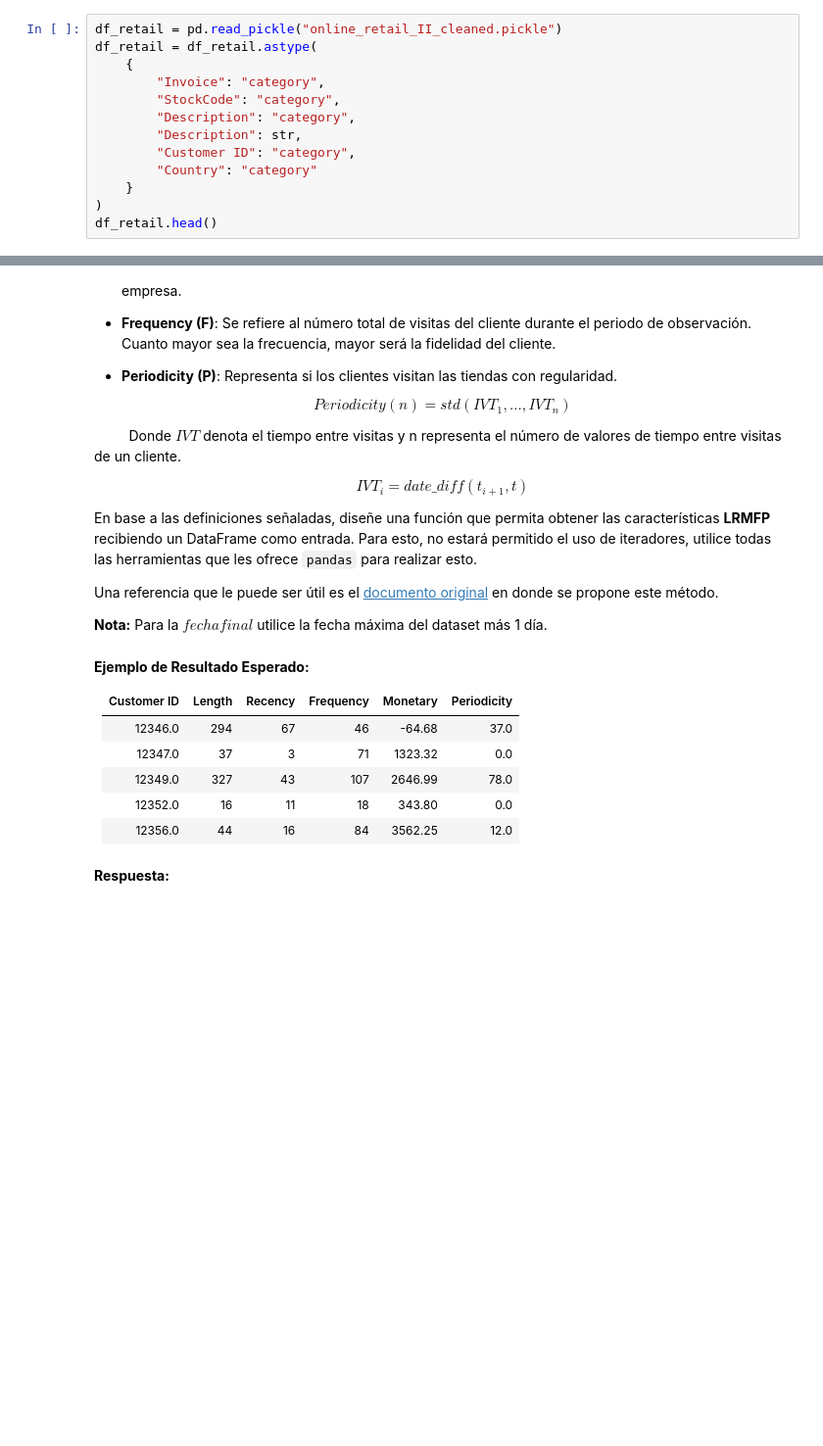
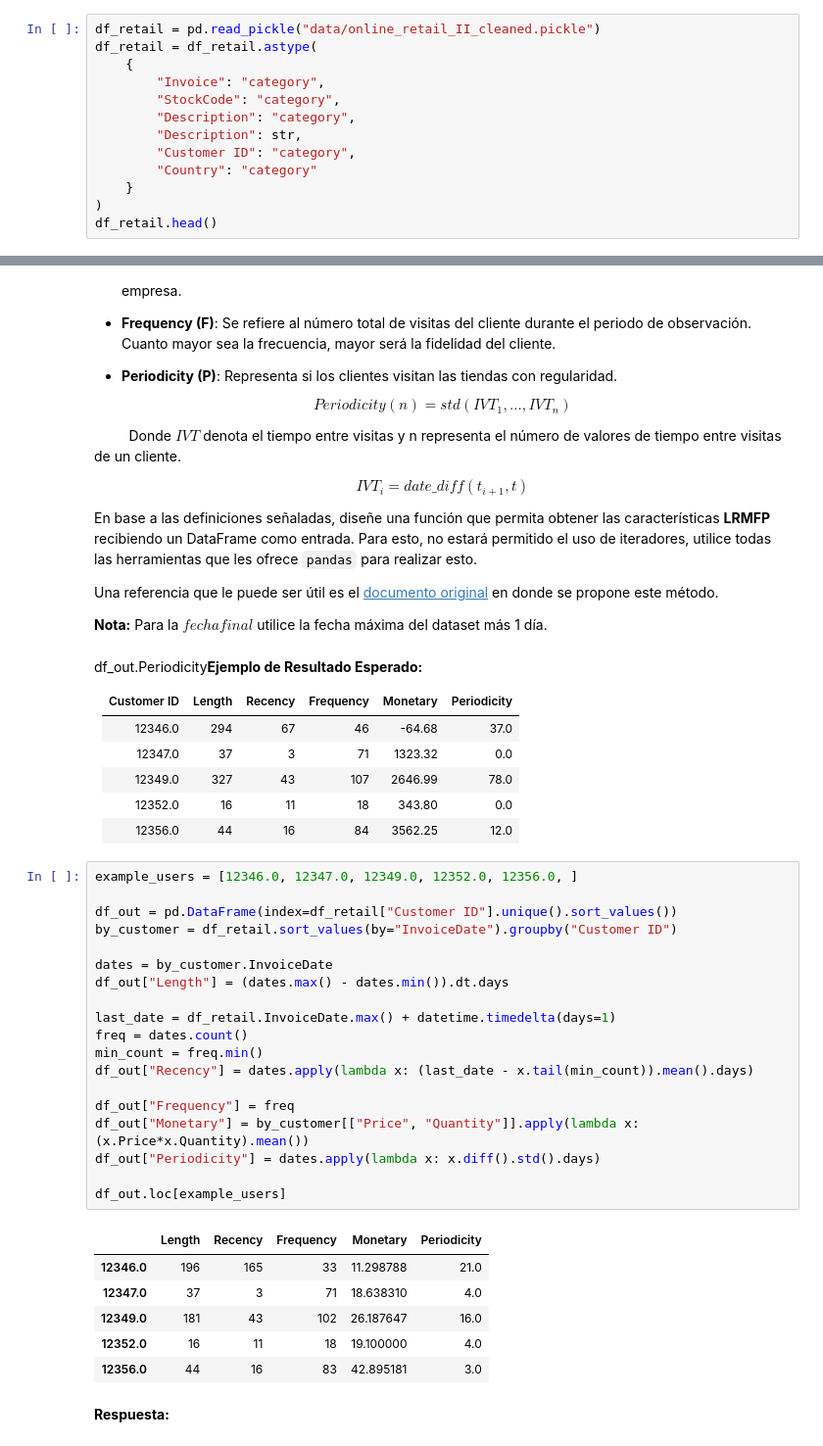
Before and after one commit to johnny-godoy/laboratorios-mds, a Jupyter notebook: lab 6/laboratorio_6.ipynb, the cells around one changed output, grey strips where cells are left out. Shown at 98% size. Saved outputs shown, nothing was run; the diff lists cells and outputs as text; blank space fills up the shorter version.

```diff
--- a/lab 6/laboratorio_6.ipynb
+++ b/lab 6/laboratorio_6.ipynb
@@ -92,7 +85,7 @@ A continuación un extracto de lo parlamentado en la reunión:
 
 Por ende, su siguiente tarea es calcular **LRMFP** sobre cada cliente y luego hacer un análisis de las características generadas. Para esto, el área de ventas les entrega un nuevo archivo llamado `online_retail_II_cleaned.pickle`, quien posee los datos del DataFrame original limpios y listos para obtener las características solicitadas por Mr. Lepin.
 # %%
-df_retail = pd.read_pickle("online_retail_II_cleaned.pickle")
+df_retail = pd.read_pickle("data/online_retail_II_cleaned.pickle")
 df_retail = df_retail.astype(
     {
         "Invoice": "category",
@@ -141,7 +134,7 @@ Una referencia que le puede ser útil es el [documento original](https://www.res
 
 **Nota:** Para la $fechafinal$ utilice la fecha máxima del dataset más 1 día.
 # %% [markdown]
-**Ejemplo de Resultado Esperado:**
+df_out.Periodicity**Ejemplo de Resultado Esperado:**
 
 | Customer ID | Length | Recency | Frequency | Monetary | Periodicity |
 |------------:|-------:|--------:|----------:|---------:|------------:|
@@ -150,5 +143,31 @@ Una referencia que le puede ser útil es el [documento original](https://www.res
 |   12349.0   |    327 |      43 |       107 |  2646.99 |        78.0 |
 |   12352.0   |     16 |      11 |        18 |   343.80 |         0.0 |
 |   12356.0   |     44 |      16 |        84 |  3562.25 |        12.0 |
+# %%
+example_users = [12346.0, 12347.0, 12349.0, 12352.0, 12356.0, ]
+
+df_out = pd.DataFrame(index=df_retail["Customer ID"].unique().sort_values())
+by_customer = df_retail.sort_values(by="InvoiceDate").groupby("Customer ID")
+
+dates = by_customer.InvoiceDate
+df_out["Length"] = (dates.max() - dates.min()).dt.days
+
+last_date = df_retail.InvoiceDate.max() + datetime.timedelta(days=1)
+freq = dates.count()
+min_count = freq.min()
+df_out["Recency"] = dates.apply(lambda x: (last_date - x.tail(min_count)).mean().days)
+
+df_out["Frequency"] = freq
+df_out["Monetary"] = by_customer[["Price", "Quantity"]].apply(lambda x: (x.Price*x.Quantity).mean())
+df_out["Periodicity"] = dates.apply(lambda x: x.diff().std().days)
+
+df_out.loc[example_users]
+# %% [output]
+|  | Length | Recency | Frequency | Monetary | Periodicity |
+| 12346.0 | 196 | 165 | 33 | 11.298788 | 21.0 |
+| 12347.0 | 37 | 3 | 71 | 18.638310 | 4.0 |
+| 12349.0 | 181 | 43 | 102 | 26.187647 | 16.0 |
+| 12352.0 | 16 | 11 | 18 | 19.100000 | 4.0 |
+| 12356.0 | 44 | 16 | 83 | 42.895181 | 3.0 |
 # %% [markdown]
 **Respuesta:**
```
Also changed, not shown: parts of 14 cells of this notebook.
